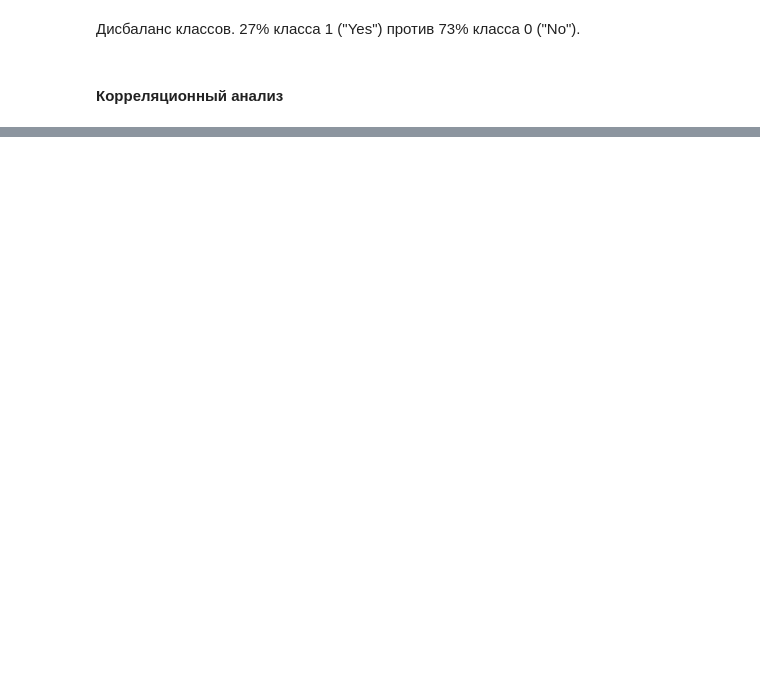
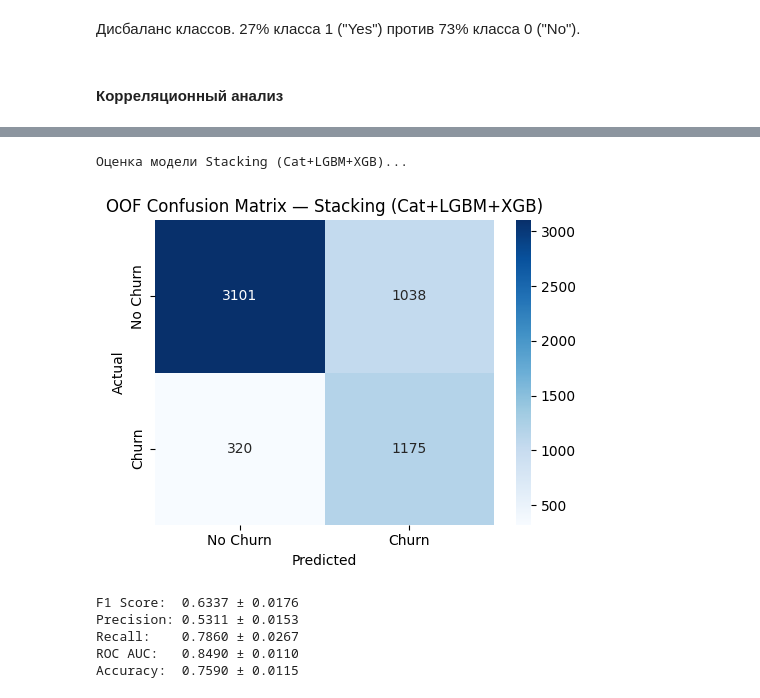
Before and after one commit to AlexxRus/telecom-churn-prediction, a Jupyter notebook: churn_prediction.ipynb, the cells around one changed output, grey strips where cells are left out. Cells and saved outputs as stored; diff of their text form; code cells hidden in the pictures; blank space fills up the shorter version.

Commit message:
ML: fair CV, stacking + Optuna, threshold tuning on validation, SHAP, business block

```diff
--- a/churn_prediction.ipynb
+++ b/churn_prediction.ipynb
@@ -430,0 +477,7 @@ Name: int_Churn, dtype: float64 26.5
+# %%
+# Объединение преобразований
+preprocessor = ColumnTransformer(
+    transformers=[
+        ('num', numeric_transformer, numeric_features),
+        ('cat', categorical_transformer, categorical_features)
+    ])
@@ -430,0 +486,5 @@ Name: int_Churn, dtype: float64 26.5
+# %%
+# Подготовка данных
+X = df.drop(['int_Churn'], axis=1)
+y = df['int_Churn']
+X_train, X_test, y_train, y_test = train_test_split(X, y, stratify=y, test_size=0.2, random_state=42)
@@ -430,0 +688,2 @@ Name: int_Churn, dtype: float64 26.5
+# %%
+results.extend([base for base in baseline_data])
@@ -430,0 +706,50 @@ Name: int_Churn, dtype: float64 26.5
+# %%
+# Пробуем стек
+base_estimators = [
+    ('cat', CatBoostClassifier(
+        iterations=539, depth=5, learning_rate=0.0112,
+        l2_leaf_reg=6.84, rsm=0.98, subsample=0.85,
+        scale_pos_weight=2.08, verbose=0, random_state=42
+    )),
+    ('lgbm', LGBMClassifier(
+        n_estimators=300, max_depth=5, learning_rate=0.05,
+        is_unbalance=True, verbose=-1, random_state=42
+    )),
+    ('xgb', XGBClassifier(
+        n_estimators=300, max_depth=3, learning_rate=0.05,
+        scale_pos_weight=2.77, eval_metric='logloss', random_state=42
+    )),
+]
+
+stacking_clf = StackingClassifier(
+    estimators=base_estimators,
+    final_estimator=LogisticRegression(
+        class_weight='balanced', max_iter=1000, random_state=42
+    ),
+    cv=5,
+    stack_method='predict_proba',
+    n_jobs=-1,
+    passthrough=False
+)
+
+stacking_pipeline = Pipeline([
+    ('preprocessor', preprocessor),
+    ('clf', stacking_clf)
+])
+
+# Оценка через CV на train
+stacking_result = evaluate_and_save_model(
+    Pipeline(steps=[('preprocessor', preprocessor), ('classifier', stacking_clf)]),
+    stacking_clf,
+    'Stacking (Cat+LGBM+XGB)',
+    X_train, y_train
+)
+results.append(stacking_result)
+# %% [output]
+Оценка модели Stacking (Cat+LGBM+XGB)...
+[figure, added]
+F1 Score:  0.6337 ± 0.0176
+Precision: 0.5311 ± 0.0153
+Recall:    0.7860 ± 0.0267
+ROC AUC:   0.8490 ± 0.0110
+Accuracy:  0.7590 ± 0.0115
```
Also changed, not shown: parts of 76 cells of this notebook, 4 other files.
